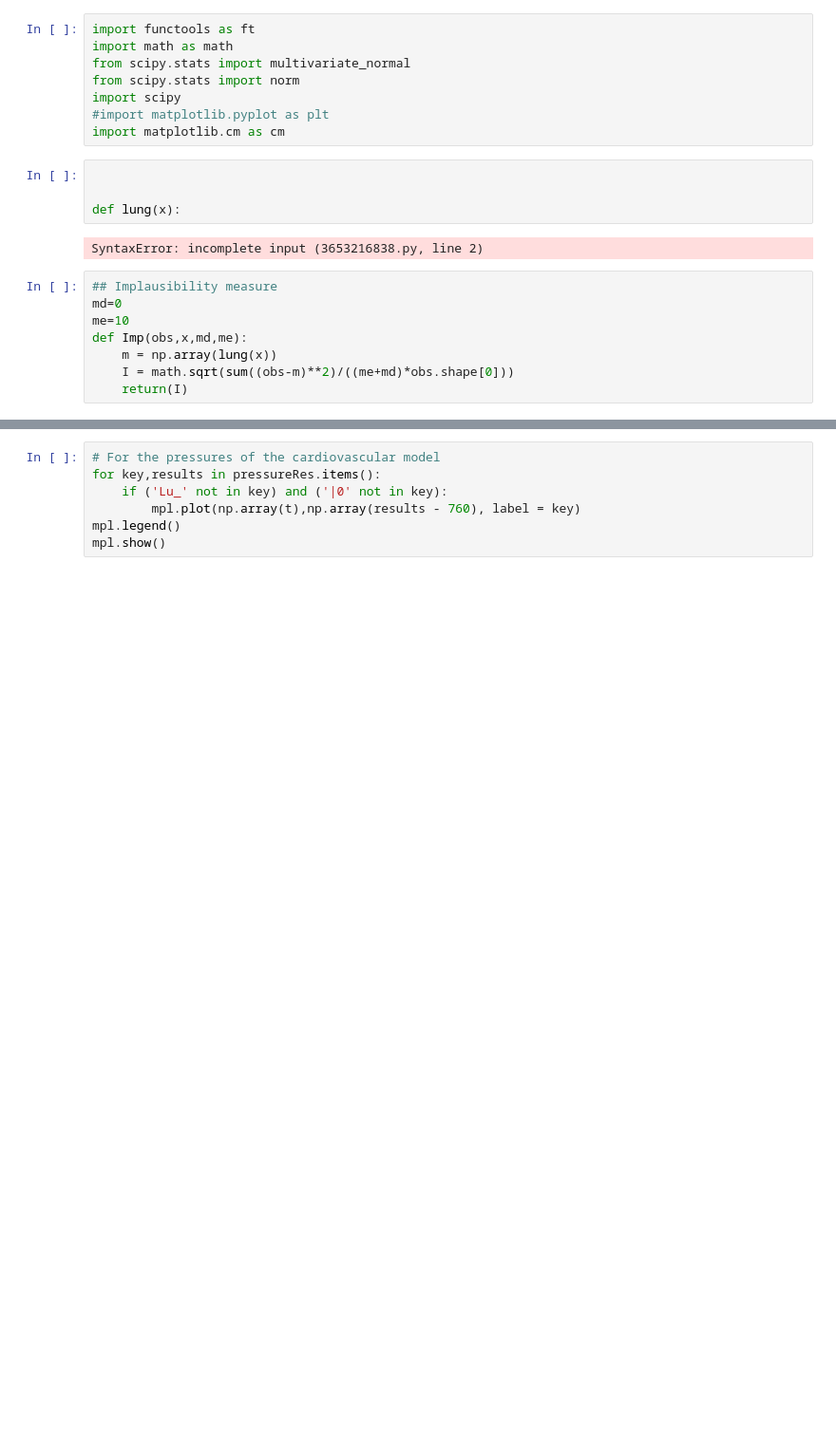
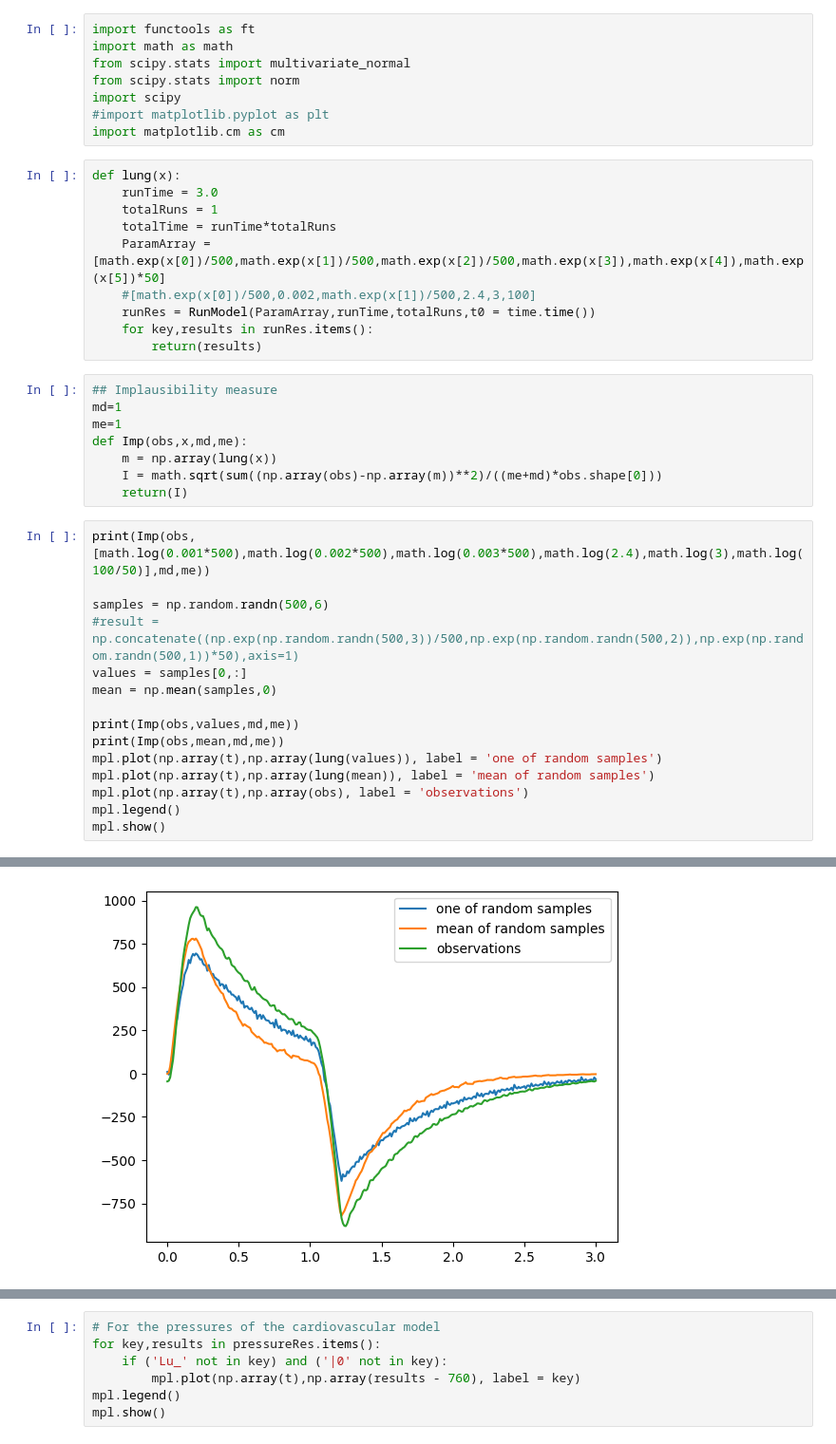
Before and after one commit to dejavu513/sequential-calibration, a Jupyter notebook: main.ipynb, the cells around one changed output, grey strips where cells are left out. Shown at 95% size. Saved outputs shown, nothing was run; the diff lists cells and outputs as text; blank space fills up the shorter version.

```diff
--- a/main.ipynb
+++ b/main.ipynb
@@ -109,17 +104,37 @@ from scipy.stats import norm
 import scipy
 #import matplotlib.pyplot as plt
 import matplotlib.cm as cm
-# %%
-
-
-def lung(x):
-# %% [output]
-SyntaxError: incomplete input (3653216838.py, line 2)
+# %%
+def lung(x):
+    runTime = 3.0
+    totalRuns = 1
+    totalTime = runTime*totalRuns
+    ParamArray =[math.exp(x[0])/500,math.exp(x[1])/500,math.exp(x[2])/500,math.exp(x[3]),math.exp(x[4]),math.exp(x[5])*50]
+    #[math.exp(x[0])/500,0.002,math.exp(x[1])/500,2.4,3,100]
+    runRes = RunModel(ParamArray,runTime,totalRuns,t0 = time.time())
+    for key,results in runRes.items():
+        return(results)
 # %%
 ## Implausibility measure
-md=0
-me=10
+md=1
+me=1
 def Imp(obs,x,md,me):
     m = np.array(lung(x))
-    I = math.sqrt(sum((obs-m)**2)/((me+md)*obs.shape[0]))
+    I = math.sqrt(sum((np.array(obs)-np.array(m))**2)/((me+md)*obs.shape[0]))
     return(I)
+# %%
+print(Imp(obs,[math.log(0.001*500),math.log(0.002*500),math.log(0.003*500),math.log(2.4),math.log(3),math.log(100/50)],md,me))
+
+samples = np.random.randn(500,6)
+#result = np.concatenate((np.exp(np.random.randn(500,3))/500,np.exp(np.random.randn(500,2)),np.exp(np.random.randn(500,1))*50),axis=1)
+values = samples[0,:]
+mean = np.mean(samples,0)
+
+print(Imp(obs,values,md,me))
+print(Imp(obs,mean,md,me))
+mpl.plot(np.array(t),np.array(lung(values)), label = 'one of random samples')
+mpl.plot(np.array(t),np.array(lung(mean)), label = 'mean of random samples')
+mpl.plot(np.array(t),np.array(obs), label = 'observations')
+mpl.legend()
+mpl.show()
+# %% [output]
@@ -126,3 +158,4 @@ def Imp(obs,x,md,me):
+[figure, added]
 # %%
 #Subset Simulation for history matching
 #algorithm we use to update samples, and we here consider Modified Metropolis
```
Also changed, not shown: parts of 9 cells of this notebook.
